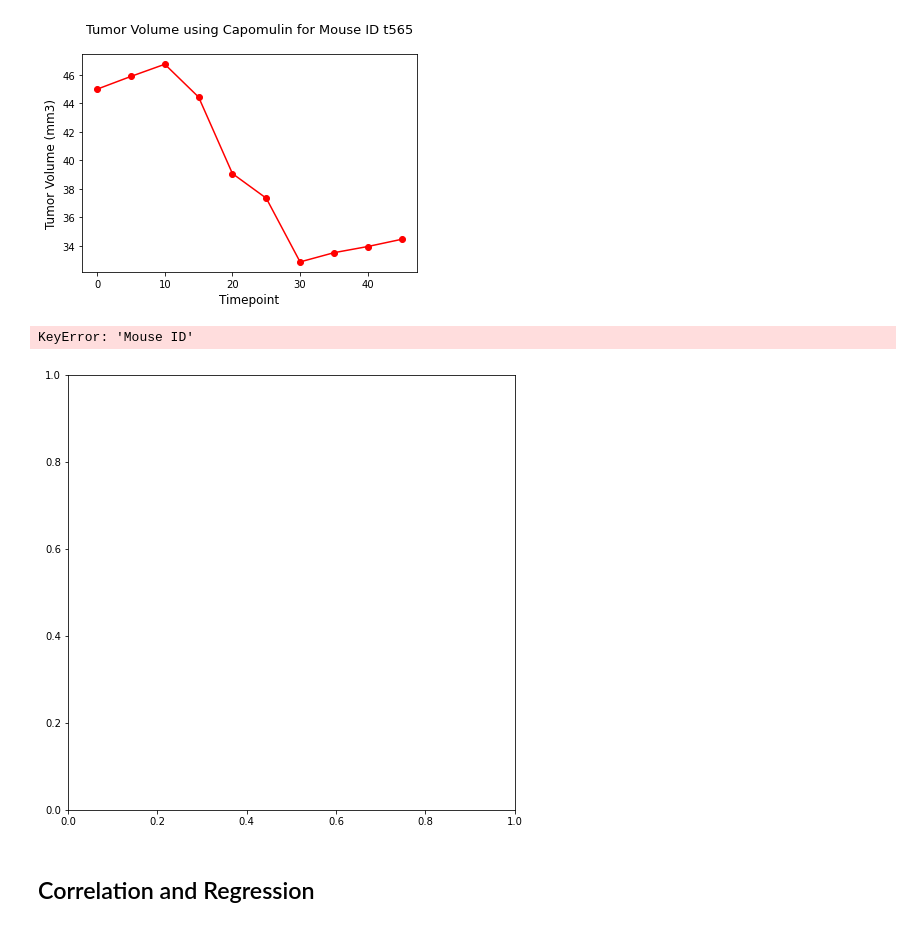
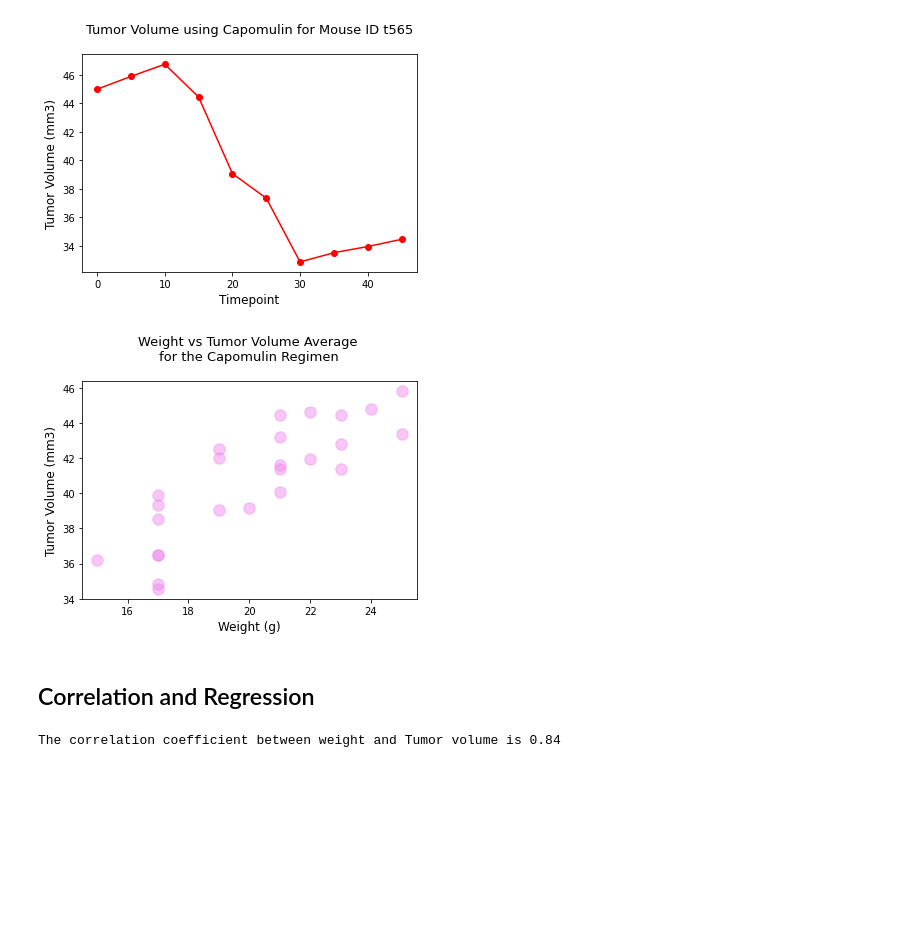
Before and after one commit to susanquiros/Matplotlib--The-Power-of-Plots, a Jupyter notebook: Pymaceuticals/pymaceuticals_starter.ipynb, the cells around one changed output. Cells and saved outputs as stored; diff of their text form; code cells hidden in the pictures; blank space fills up the shorter version.

Commit message:
getting ready the correlation

```diff
--- a/Pymaceuticals/pymaceuticals_starter.ipynb
+++ b/Pymaceuticals/pymaceuticals_starter.ipynb
@@ -335,21 +335,27 @@ plt.ylabel('Tumor Volume (mm3)', fontsize =12)
 plt.show()
 # %% [output]
 [figure]
-# %%
-# Generate a scatter plot of average tumor volume vs. mouse weight for the Capomulin regimen
-#car_data.plot(kind="scatter", x="horsepower", y="mpg", grid=True, figsize=(8,8),
-              #title="MPG Vs. Horsepower")
-#plt.show()
-#mouse_avg= mouse_df['Tumor Volume'].mean()
-#mouse_avg
-avg_mouse = drug_df.groupby(['Mouse ID']).mean()
-plt.scatter
-plt.show()
-# %% [output]
-KeyError: 'Mouse ID'
-[figure, removed]
+# %%
+# Generate a scatter plot of average tumor volume vs. mouse weight for the Capomulin regimen
+#mouse_avg
+avg_mouse = drug_df.groupby(['Mouse ID']).mean()[['Weight (g)', 'Tumor Volume (mm3)']]
+plt.scatter (avg_mouse['Weight (g)'], avg_mouse['Tumor Volume (mm3)'], color = 'violet', s = 130, alpha= 0.450)
+plt.title(f'Weight vs Tumor Volume Average \n for the Capomulin Regimen \n', fontsize=13)
+plt.xlabel('Weight (g)', fontsize= 12)
+plt.ylabel('Tumor Volume (mm3)', fontsize=12)
+plt.show()
+# %% [output]
+[figure, added]
 # %% [markdown]
 ## Correlation and Regression
 # %%
 # Calculate the correlation coefficient and linear regression model
 # for mouse weight and average tumor volume for the Capomulin regimen
+#print(f"The correlation coefficient between malic acid and flavanoids is {round(st.pearsonr(malic_acid,flavanoids)[0],2)}")
+
+avg_weight = avg_mouse['Weight (g)']
+avg_tumor = avg_mouse['Tumor Volume (mm3)']
+
+print(f'The correlation coefficient between weight and Tumor volume is {round(st.pearsonr(avg_weight,avg_tumor)[0],2)}')
+# %% [output]
+The correlation coefficient between weight and Tumor volume is 0.84
```
Also changed, not shown: parts of 1 cell of this notebook.
